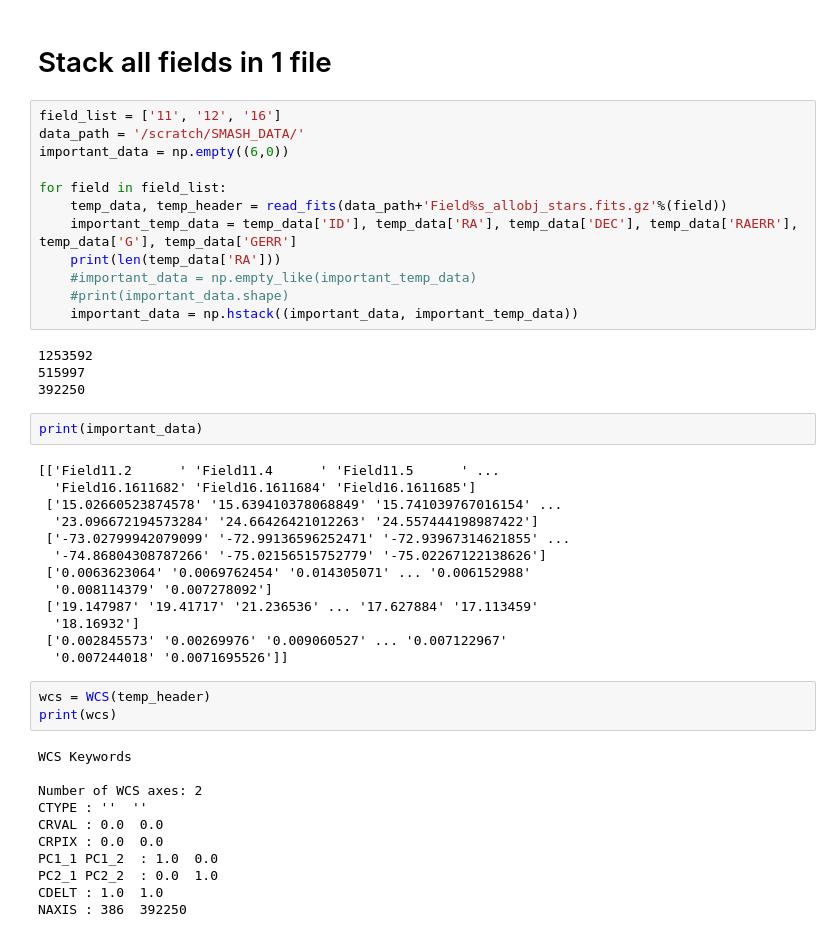
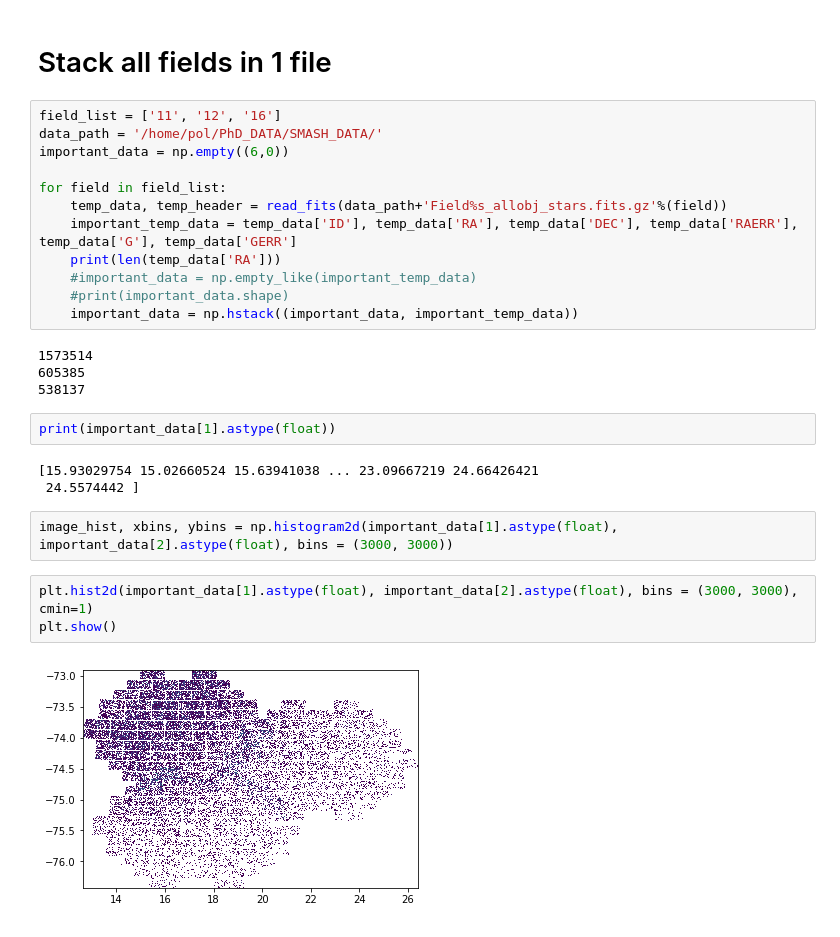
Before and after one commit to pmassana/SMASH_maps, a Jupyter notebook: SMC_map.ipynb, the cells around one changed output. Saved outputs shown, nothing was run; the diff lists cells and outputs as text.

```diff
--- a/SMC_map.ipynb
+++ b/SMC_map.ipynb
@@ -121,7 +121,7 @@ The strategy now will be to create a file that has all of the information from a
 # Stack all fields in 1 file
 # %%
 field_list = ['11', '12', '16']
-data_path = '/scratch/SMASH_DATA/'
+data_path = '/home/pol/PhD_DATA/SMASH_DATA/'
 important_data = np.empty((6,0))
 
 for field in field_list:
@@ -132,35 +132,18 @@ for field in field_list:
     #print(important_data.shape)
     important_data = np.hstack((important_data, important_temp_data))
 # %% [output]
-1253592
-515997
-392250
+1573514
+605385
+538137
 # %%
-print(important_data)
+print(important_data[1].astype(float))
 # %% [output]
-[['Field11.2      ' 'Field11.4      ' 'Field11.5      ' ...
-  'Field16.1611682' 'Field16.1611684' 'Field16.1611685']
- ['15.02660523874578' '15.639410378068849' '15.741039767016154' ...
-  '23.096672194573284' '24.66426421012263' '24.557444198987422']
- ['-73.02799942079099' '-72.99136596252471' '-72.93967314621855' ...
-  '-74.86804308787266' '-75.02156515752779' '-75.02267122138626']
- ['0.0063623064' '0.0069762454' '0.014305071' ... '0.006152988'
-  '0.008114379' '0.007278092']
- ['19.147987' '19.41717' '21.236536' ... '17.627884' '17.113459'
-  '18.16932']
- ['0.002845573' '0.00269976' '0.009060527' ... '0.007122967'
-  '0.007244018' '0.0071695526']]
+[15.93029754 15.02660524 15.63941038 ... 23.09667219 24.66426421
+ 24.5574442 ]
-# %%
-wcs = WCS(temp_header)
-print(wcs)
-# %% [output]
-WCS Keywords
-
-Number of WCS axes: 2
-CTYPE : ''  ''
-CRVAL : 0.0  0.0
-CRPIX : 0.0  0.0
-PC1_1 PC1_2  : 1.0  0.0
-PC2_1 PC2_2  : 0.0  1.0
-CDELT : 1.0  1.0
-NAXIS : 386  392250
+# %%
+image_hist, xbins, ybins = np.histogram2d(important_data[1].astype(float), important_data[2].astype(float), bins = (3000, 3000))
+# %%
+plt.hist2d(important_data[1].astype(float), important_data[2].astype(float), bins = (3000, 3000), cmin=1)
+plt.show()
+# %% [output]
+[figure, added]
```
Also changed, not shown: parts of 5 cells of this notebook.
